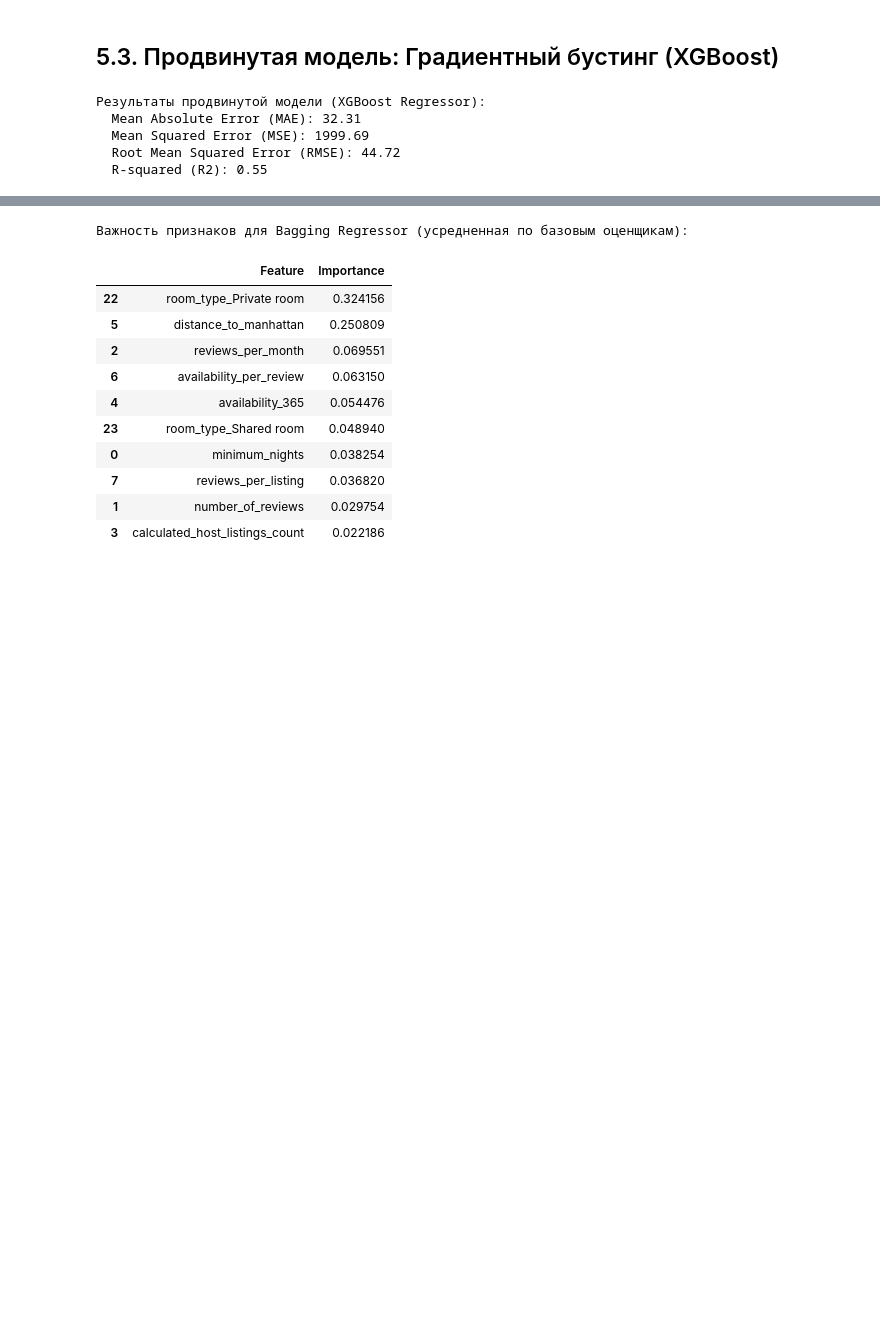
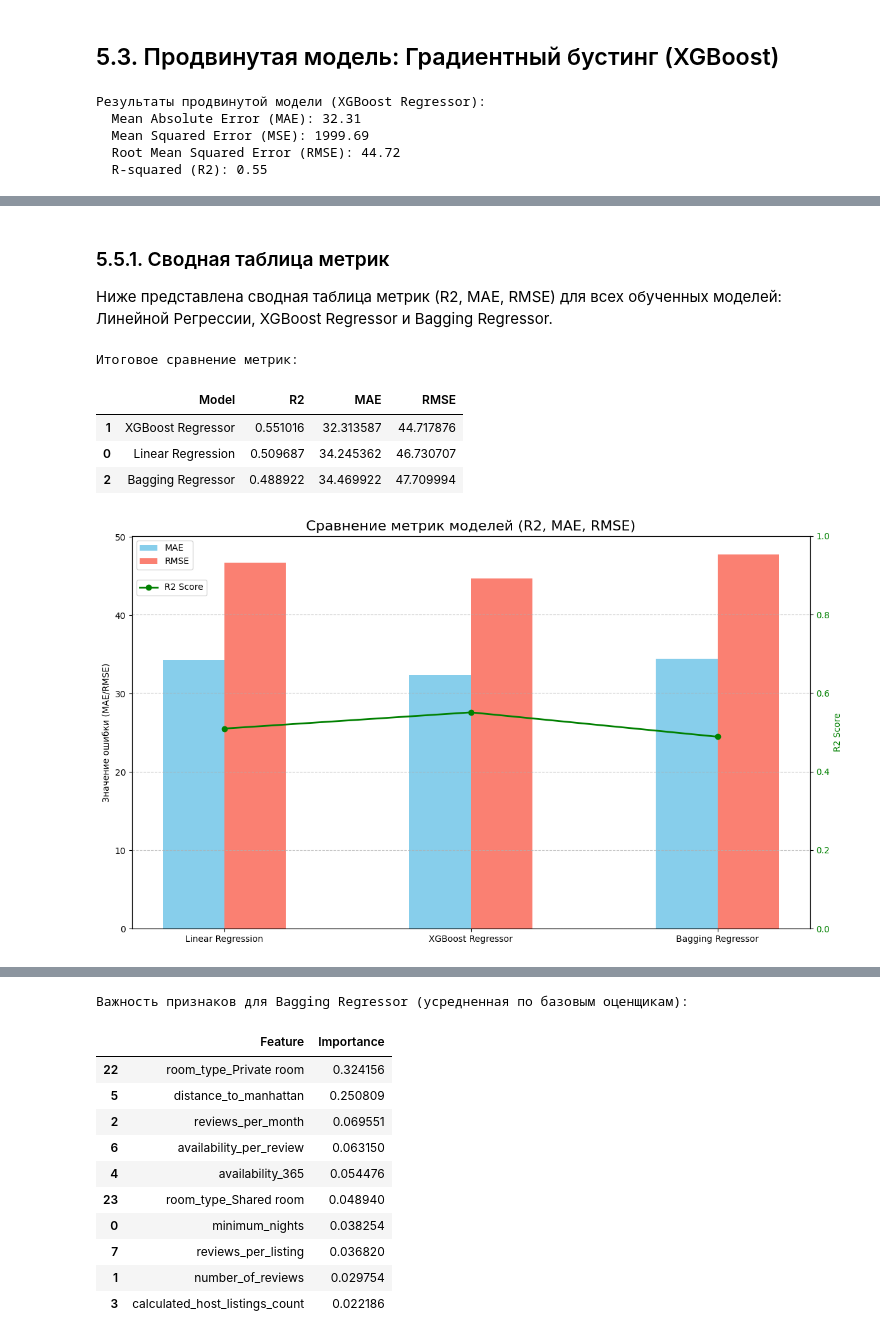
Before and after one commit to zeno2301/LLM, a Jupyter notebook: final_project.ipynb, the cells around one changed output, grey strips where cells are left out. Drawn from its saved outputs; the diff is of its cells as text; code cells hidden in the pictures; blank space fills up the shorter version.

```diff
--- a/final_project.ipynb
+++ b/final_project.ipynb
@@ -706,0 +707,55 @@ plt.show()
+# %% [markdown]
+### 5.5.1. Сводная таблица метрик
+
+Ниже представлена сводная таблица метрик (R2, MAE, RMSE) для всех обученных моделей: Линейной Регрессии, XGBoost Regressor и Bagging Regressor.
+# %%
+import pandas as pd
+import matplotlib.pyplot as plt
+import numpy as np
+
+results_df = pd.DataFrame({
+    'Model': ['Linear Regression', 'XGBoost Regressor', 'Bagging Regressor'],
+    'R2': [r2_linear, r2_xgb, r2_bagging],
+    'MAE': [mae_linear, mae_xgb, mae_bagging],
+    'RMSE': [rmse_linear, rmse_xgb, rmse_bagging]
+})
+
+print("Итоговое сравнение метрик:")
+display(results_df.sort_values(by='R2', ascending=False))
+
+# --- Визуализация сравнения метрик ---
+
+fig, ax1 = plt.subplots(figsize=(12, 7))
+
+# Столбцы для MAE и RMSE
+width = 0.25
+x = np.arange(len(results_df['Model']))
+
+rects1 = ax1.bar(x - width/2, results_df['MAE'], width, label='MAE', color='skyblue')
+rects2 = ax1.bar(x + width/2, results_df['RMSE'], width, label='RMSE', color='salmon')
+
+ax1.set_ylabel('Значение ошибки (MAE/RMSE)', color='black')
+ax1.set_title('Сравнение метрик моделей (R2, MAE, RMSE)', fontsize=16)
+ax1.set_xticks(x)
+ax1.set_xticklabels(results_df['Model'], rotation=0, ha="center")
+ax1.legend(loc='upper left', bbox_to_anchor=(0, 1))
+ax1.tick_params(axis='y', labelcolor='black')
+
+# Дополнительная ось Y для R2
+ax2 = ax1.twinx()
+ax2.plot(x, results_df['R2'], color='green', marker='o', linestyle='-', linewidth=2, label='R2 Score')
+ax2.set_ylabel('R2 Score', color='green')
+ax2.set_ylim(0, 1) # R2 находится в диапазоне от 0 до 1
+ax2.legend(loc='upper left', bbox_to_anchor=(0, 0.9))
+ax2.tick_params(axis='y', labelcolor='green')
+
+fig.tight_layout()
+plt.grid(axis='y', linestyle='--', alpha=0.7)
+plt.show()
+# %% [output]
+Итоговое сравнение метрик:
+|  | Model | R2 | MAE | RMSE |
+| 1 | XGBoost Regressor | 0.551016 | 32.313587 | 44.717876 |
+| 0 | Linear Regression | 0.509687 | 34.245362 | 46.730707 |
+| 2 | Bagging Regressor | 0.488922 | 34.469922 | 47.709994 |
+[figure, added]
```
Also changed, not shown: parts of 43 cells of this notebook.
